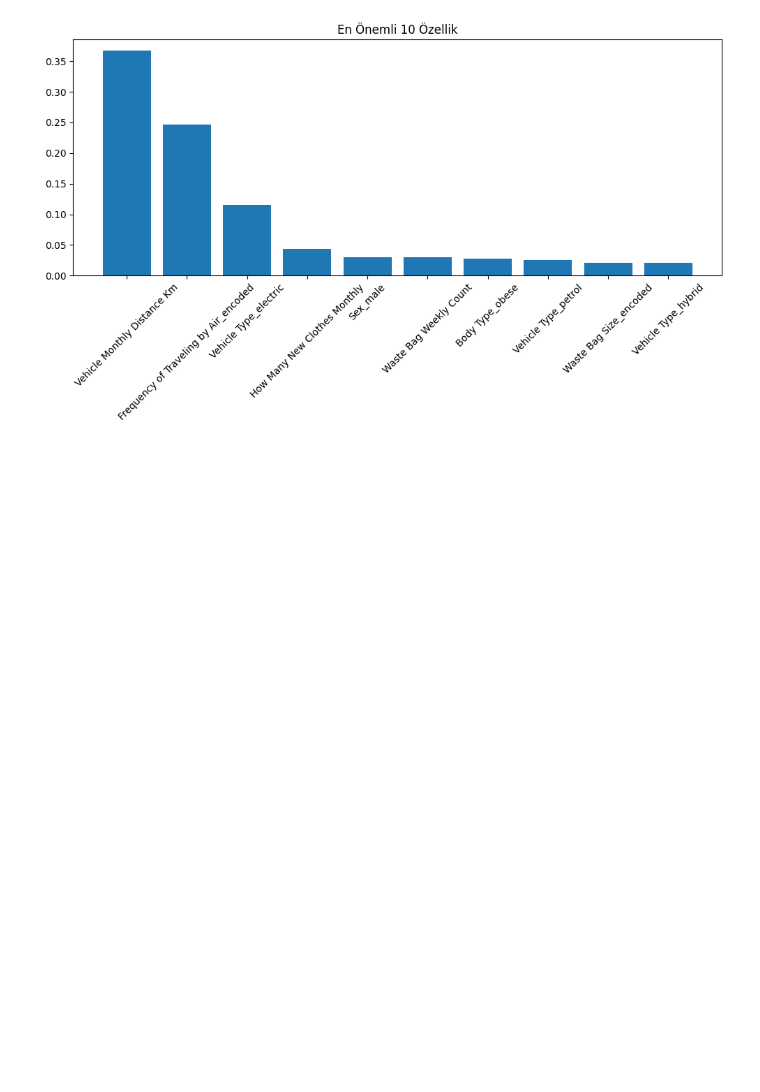
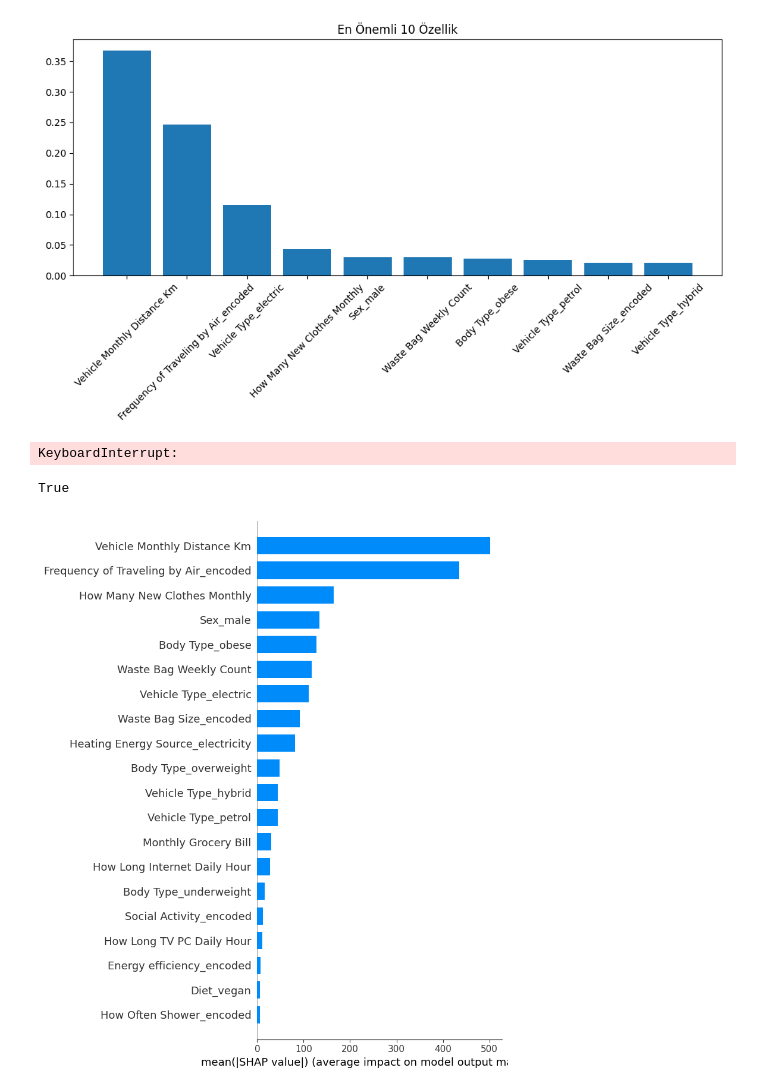
Before and after one commit to aycariko/AirRoute_Optimizer, a Jupyter notebook: carbon_emission.ipynb, the cells around one changed output. Saved outputs shown, nothing was run; the diff lists cells and outputs as text; code cells hidden in the pictures; blank space fills up the shorter version.

Commit message:
Colab kullanılarak oluşturuldu

```diff
--- a/carbon_emission.ipynb
+++ b/carbon_emission.ipynb
@@ -362,3 +362,42 @@ plt.show()
 # %%
 importances = best_model.feature_importances_  # sayısal önem değerleri
 features = X_train.columns  # sütun isimleri
+# %%
+import shap
+import matplotlib.pyplot as plt
+
+# 1. TreeExplainer ile açıklayıcıyı oluştur
+explainer = shap.TreeExplainer(model)
+
+# 2. SHAP değerlerini hesapla
+shap_values = explainer.shap_values(X_train)
+
+# 3. Summary plot oluştur
+shap.summary_plot(shap_values, X_train, plot_type="bar")  # bar tipi (özellik önem sırasına göre)
+# Alternatif scatter tipi
+# shap.summary_plot(shap_values, X_train)
+# %% [output]
+KeyboardInterrupt:
+# %%
+print(hasattr(model, "tree_"))  # True olmalı
+# %% [output]
+True
+# %%
+from sklearn.tree import DecisionTreeRegressor
+import shap
+import matplotlib.pyplot as plt
+
+# 1. Modeli oluştur ve eğit
+model = DecisionTreeRegressor(random_state=42)
+model.fit(X_train, y_train)  # Bu adım şart!
+
+# 2. SHAP açıklayıcısı (TreeExplainer)
+explainer = shap.TreeExplainer(model)
+
+# 3. SHAP değerlerini hesapla
+shap_values = explainer.shap_values(X_train)
+
+# 4. SHAP summary plot
+shap.summary_plot(shap_values, X_train, plot_type="bar")
+# %% [output]
+[figure, added]
```
Also changed, not shown: parts of 11 cells of this notebook.
